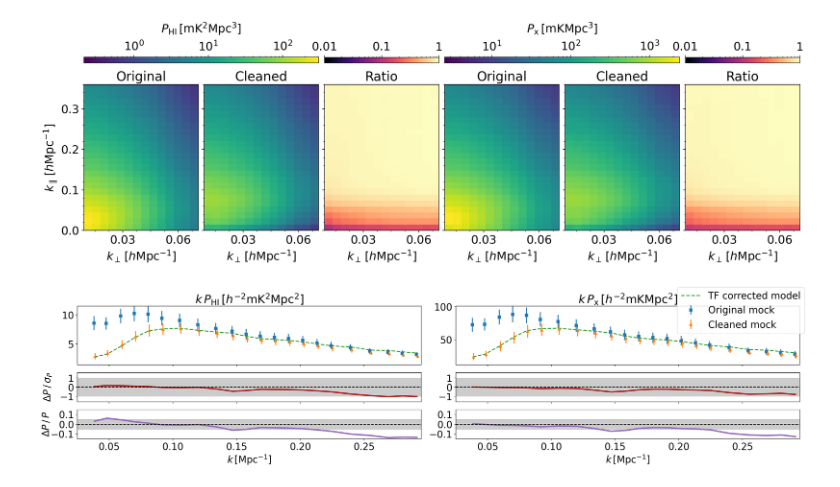
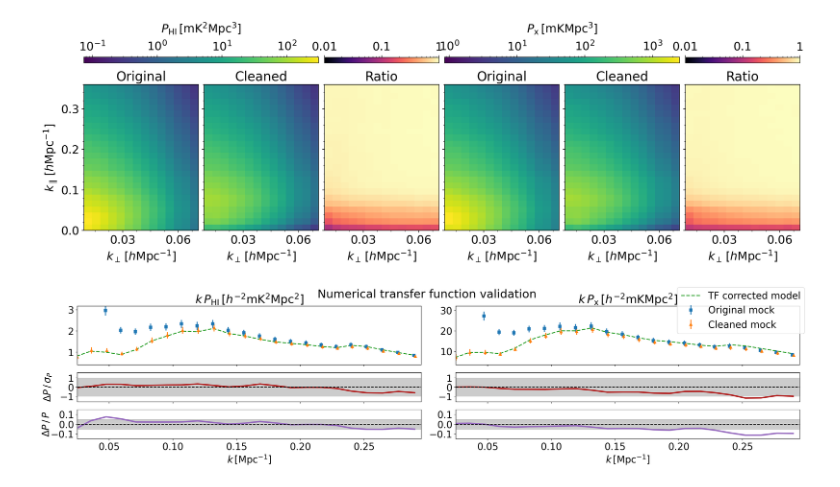
Before and after one commit to meerklass/meer21cm, a Jupyter notebook: papers/validation/plot_02.ipynb, the cells around one changed output. Cells and saved outputs as stored; diff of their text form; code cells hidden in the pictures.

```diff
--- a/papers/validation/plot_02.ipynb
+++ b/papers/validation/plot_02.ipynb
@@ -73,2 +28,2 @@ kperp, kpara, kmode, kvec = get_k_modes()
 # %%
-file_arr = glob.glob('/users/ztchen/scratch3/validation/02/*[0-9]_cross.npz')
+file_arr = glob.glob('/users/ztchen/scratch3/validation/full_sim_seed_*[0-9].npz')
@@ -362,8 +76,17 @@ import matplotlib.ticker as tck
+# %%
+phimock_cy = get_cy(phi3d_arr,karr,weights=k_cy_sel)
+pmodelcy_arr = get_cy(phimod3d_arr,karr,weights=k_cy_sel)
+pgmock_cy = get_cy(pg3d_arr,karr,weights=k_cy_sel)
+pgmodcy_arr = get_cy(pgmod3d_arr,karr,weights=k_cy_sel)
+pcrossmock_cy = get_cy(pcross3d_arr,karr,weights=k_cy_sel)
+pcrossmodcy_arr = get_cy(pcrossmod3d_arr,karr,weights=k_cy_sel)
+phicleanmock_cy = get_cy(phiclean3d_arr,karr,weights=k_cy_sel)
+pcrosscleanmock_cy = get_cy(pcrossclean3d_arr,karr,weights=k_cy_sel)
 # %%
 plt.rcParams['font.size'] = 18
 fig, axes = plt.subplots(1, 6,figsize=(20,5),gridspec_kw={'wspace':0.05},dpi=150)
-pmockarr = [phicy_arr*1e6,pxcy_arr*1e3]
-pmodelarr = [phicleancy_arr*1e6,pxcleancy_arr*1e3]
+pmockarr = [phimock_cy*1e6,pcrossmock_cy*1e3]
+pmodelarr = [phicleanmock_cy*1e6,pcrosscleanmock_cy*1e3]
 pmockarr = np.array(pmockarr) * Planck18.h**3
 pmodelarr = np.array(pmodelarr) * Planck18.h**3
 ylabelarr= [
@@ -378,8 +101,8 @@ for i in range(2):
     pdatacy = pmockarr[i]
     pmodcy = pmodelarr[i]
     arr = np.array([
-        (pdatacy.mean(axis=0).T),
-        (pmodcy.mean(axis=0).T),
+        (pdatacy.T),
+        (pmodcy.T),
     ])
     vmin = np.nanmin(arr[:,:35])
     if vmin<0:
@@ -410,8 +133,6 @@ for i in range(2):
         xbins,
         ybins,
         arr[1]/arr[0],
-        #vmin=vmin_ratio,
-        #vmax=vmax_ratio,
         norm=LogNorm(vmin=1e-2, vmax=1),
         cmap="magma",
     )
@@ -426,6 +147,6 @@ for i in range(2):
         axes[j+i*3].xaxis.set_minor_locator(tck.AutoMinorLocator())
 for ax in axes:
     ax.set_xlabel(r'$k_\perp\,[h{\rm Mpc^{-1}}]$')
-#plt.savefig('plots/02_cy.pdf',dpi=150, bbox_inches = "tight")
+plt.savefig('plots/02_cy.pdf',dpi=150, bbox_inches = "tight")
 # %% [output]
-[figure, old version]
+[figure, new version]
@@ -434,4 +153,15 @@ keff_sel = keff_sel[1:] / Planck18.h
+# %%
+num_split = 20
+pxclean1darr_sel, keff_sel = get_1d(pcrossclean3d_arr,karr,weights=k_xy_sel,num_split=num_split)
+px1darr_sel, keff_sel = get_1d(pcross3d_arr,karr,weights=k_xy_sel,num_split=num_split)
+pxmod1darr_sel, keff_sel = get_1d(pcrossmod3d_arr,karr,weights=k_xy_sel)
+phiclean1darr_sel, keff_sel = get_1d(phiclean3d_arr,karr,weights=k_xy_sel,num_split=num_split)
+phi1darr_sel, keff_sel = get_1d(phi3d_arr,karr,weights=k_xy_sel,num_split=num_split)
+phimod1darr_sel, keff_sel = get_1d(phimod3d_arr,karr,weights=k_xy_sel)
+keff_sel = keff_sel / Planck18.h
 # %%
+tf1darr_sel = pxclean1darr_sel.mean(0)/px1darr_sel.mean(0)
+
 # just for range
 keff = np.array([0.03,0.29])
 plt.rcParams['font.size'] = 20
@@ -441,13 +171,13 @@ fig,axes=plt.subplots(
     gridspec_kw={'wspace':0.1},
 )
 ratio_min,ratio_max = (-1.6,1.6)
-pmockarr = [phi1darr_sel[:,1:]*1e6,px1darr_sel[:,1:]*1e3]
-pcleanarr = [phiclean1darr_sel[:,1:]*1e6,pxclean1darr_sel[:,1:]*1e3]
+pmockarr = [phi1darr_sel*1e6,px1darr_sel*1e3]
+pcleanarr = [phiclean1darr_sel*1e6,pxclean1darr_sel*1e3]
 pmodelarr = [
-    (phimod1darr_sel*tf1darr_sel)[1:]*1e6,
-    (pxmod1darr_sel*tf1darr_sel)[1:]*1e3]
+    (phimod1darr_sel*tf1darr_sel)*1e6,
+    (pxmod1darr_sel*tf1darr_sel)*1e3]
 pmockarr = np.array(pmockarr) * Planck18.h**3
-pmodelarr = np.array(pmodelarr) * Planck18.h**3
+pmodelarr = np.array(pmodelarr)[:,0] * Planck18.h**3
 pcleanarr = np.array(pcleanarr) * Planck18.h**3
 titlearr = [r'HI power',r'Cross power']
 ylabelarr= [
@@ -478,15 +208,11 @@ for i in range(2):
     )
     axes[0,i].plot(keff_sel, pmodd * keff_sel, label="TF corrected model", ls="--",lw=2)
     axes[0,i].set_ylim((pmodd * keff_sel).min() * 0.5, (pmodd * keff_sel).max() * 1.5)
-    #axes[0,i].legend()
-    #axes[0,i].set_ylabel(ylabelarr[i],labelpad=30)
-    #axes[0,i].set_title(titlearr[i])
     axes[0,i].set_title(ylabelarr[i])
     axes[1,i].plot(
         keff_sel,
         (pcleand.mean(axis=0)- pmodd) / (pdatad.std(axis=0)) * np.sqrt(10),
         lw=3,
-        #yerr=(pdatad.std(axis=0)) / (pmodd) / np.sqrt(len(pdatad)),
         color='firebrick',
     )
     axes[1,i].fill_between(
@@ -497,45 +223,34 @@ for i in range(2):
         alpha=0.2,
     )
     axes[1,i].axhline(0, color="black", ls="--")
-    #axes[1,i].fill_between(
-    #    np.linspace(keff.min()-0.005,keff.max()+0.005,100),
-    #    -0.05, 0.05, color="black", alpha=0.2,
-    #)
-    #axes[1,i].fill_between(
-    #    np.linspace(keff.min()-0.005,keff.max()+0.005,100),
-    #    -0.02, 0.02, color="black", alpha=0.2,
-    #)
     axes[1,i].set_xlim(keff.min()-0.005,keff.max()+0.005)
     axes[1,i].set_ylim(ratio_min,ratio_max)
     if i == 0:
         axes[1,i].set_ylabel(r'$\Delta P \, / \,\sigma_P$',labelpad=15)
     axes[2,i].plot(
         keff_sel,
         (pcleand.mean(axis=0)) / (pmodd) - 1,
         lw=3,
         color='C4',
         #yerr=(pdatad.std(axis=0)) / (pmodd),
     )
     axes[2,i].axhline(0, color="black", ls="--")
     axes[2,i].fill_between(
         np.linspace(keff.min() - 0.005, keff.max() + 0.005, 100),
         -0.05,
         0.05,
         color="black",
         alpha=0.2,
     )
     axes[2,i].set_xlim(keff.min() - 0.005, keff.max() + 0.005)
     axes[2,i].set_ylim(-0.15, 0.15)
-    #axes[2,i].set_yscale('symlog',linthresh=0.05)
-    #axes[2,i].set_yticks([-0.15,-0.05,0,0.05,0.15])
-    #axes[2,i].set_yticklabels(['-0.15','-0.05','','0.05','0.15'])
-    #axes[2,i].legend()
     axes[2,i].set_xlabel(r'$k\,[{\rm Mpc^{-1}}]$')
     if i == 0:
         axes[2,i].set_ylabel(r'$\Delta P \, / \,P$',labelpad=-1)
     if i == 1:
         axes[0,i].legend(loc='upper left', bbox_to_anchor=[0.63,1.4])
+fig.suptitle("Numerical transfer function validation")
 
-#plt.savefig('plots/02_1d.pdf',dpi=150, bbox_inches = "tight")
+plt.savefig('plots/02_1d.pdf',dpi=150, bbox_inches = "tight")
 # %% [output]
-[figure, old version]
+[figure, new version]
```
Also changed, not shown: parts of 22 cells of this notebook, 1 other file.
